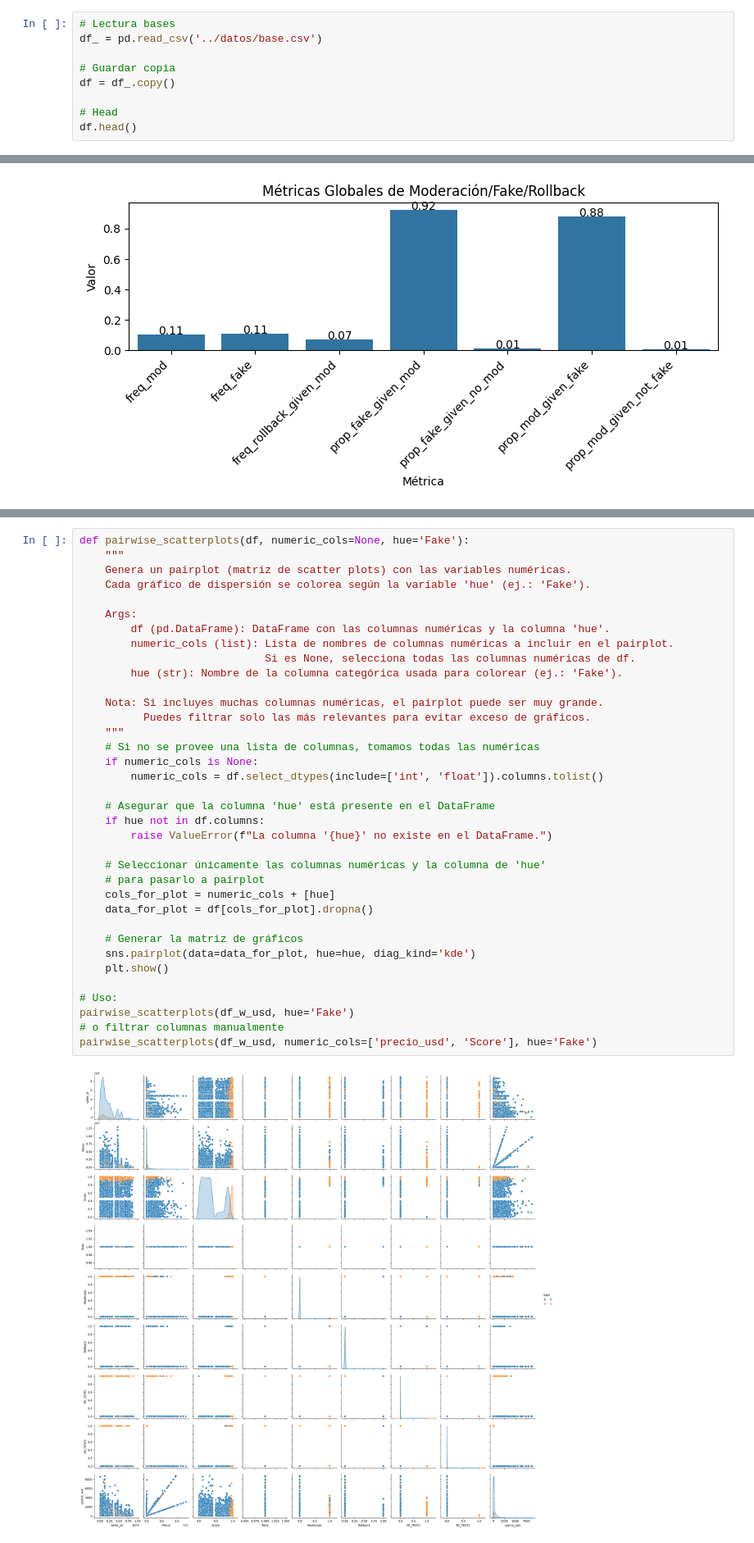
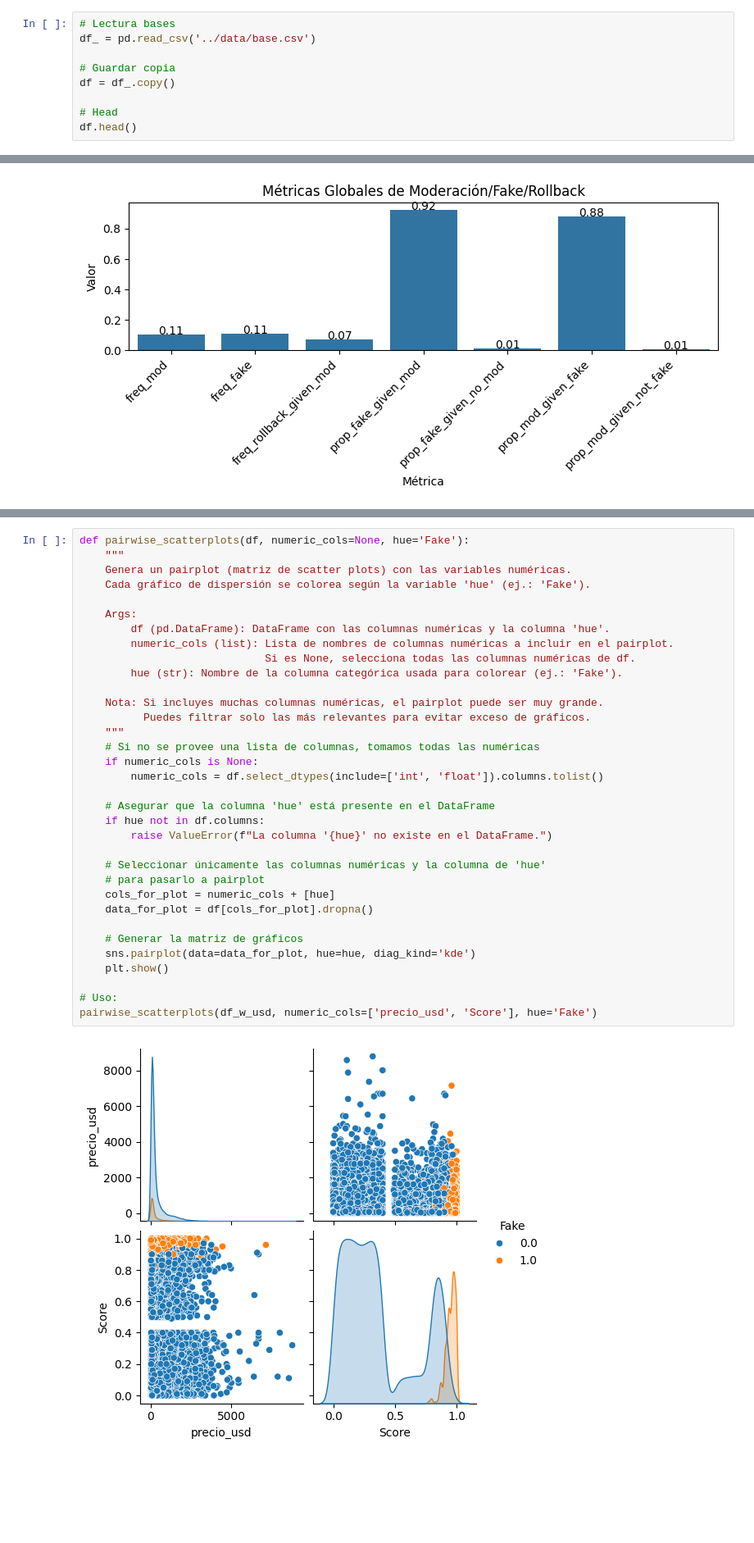
Before and after one commit to allanramirez111/prueba_meli, a Jupyter notebook: cuadernos/analisis.ipynb, the cells around one changed output, grey strips where cells are left out. Shown at 82% size. Cells and saved outputs as stored; diff of their text form; blank space fills up the shorter version.

```diff
--- a/cuadernos/analisis.ipynb
+++ b/cuadernos/analisis.ipynb
@@ -10,7 +10,7 @@ import os
 sys.path.append(os.path.abspath(".."))
 # %%
 # Lectura bases
-df_ = pd.read_csv('../datos/base.csv')
+df_ = pd.read_csv('../data/base.csv')
 
 # Guardar copia
 df = df_.copy()
@@ -617,33 +669,31 @@ def pairwise_scatterplots(df, numeric_cols=None, hue='Fake'):
 
     Args:
         df (pd.DataFrame): DataFrame con las columnas numéricas y la columna 'hue'.
         numeric_cols (list): Lista de nombres de columnas numéricas a incluir en el pairplot.
                              Si es None, selecciona todas las columnas numéricas de df.
         hue (str): Nombre de la columna categórica usada para colorear (ej.: 'Fake').
 
     Nota: Si incluyes muchas columnas numéricas, el pairplot puede ser muy grande.
           Puedes filtrar solo las más relevantes para evitar exceso de gráficos.
     """
     # Si no se provee una lista de columnas, tomamos todas las numéricas
     if numeric_cols is None:
         numeric_cols = df.select_dtypes(include=['int', 'float']).columns.tolist()
 
     # Asegurar que la columna 'hue' está presente en el DataFrame
     if hue not in df.columns:
         raise ValueError(f"La columna '{hue}' no existe en el DataFrame.")
 
     # Seleccionar únicamente las columnas numéricas y la columna de 'hue'
     # para pasarlo a pairplot
     cols_for_plot = numeric_cols + [hue]
     data_for_plot = df[cols_for_plot].dropna()
 
     # Generar la matriz de gráficos
     sns.pairplot(data=data_for_plot, hue=hue, diag_kind='kde')
     plt.show()
 
 # Uso:
-pairwise_scatterplots(df_w_usd, hue='Fake')
-# o filtrar columnas manualmente
 pairwise_scatterplots(df_w_usd, numeric_cols=['precio_usd', 'Score'], hue='Fake')
 # %% [output]
-[figure, old version]
+[figure, new version]
```
Also changed, not shown: parts of 15 cells of this notebook, 8 other files.
